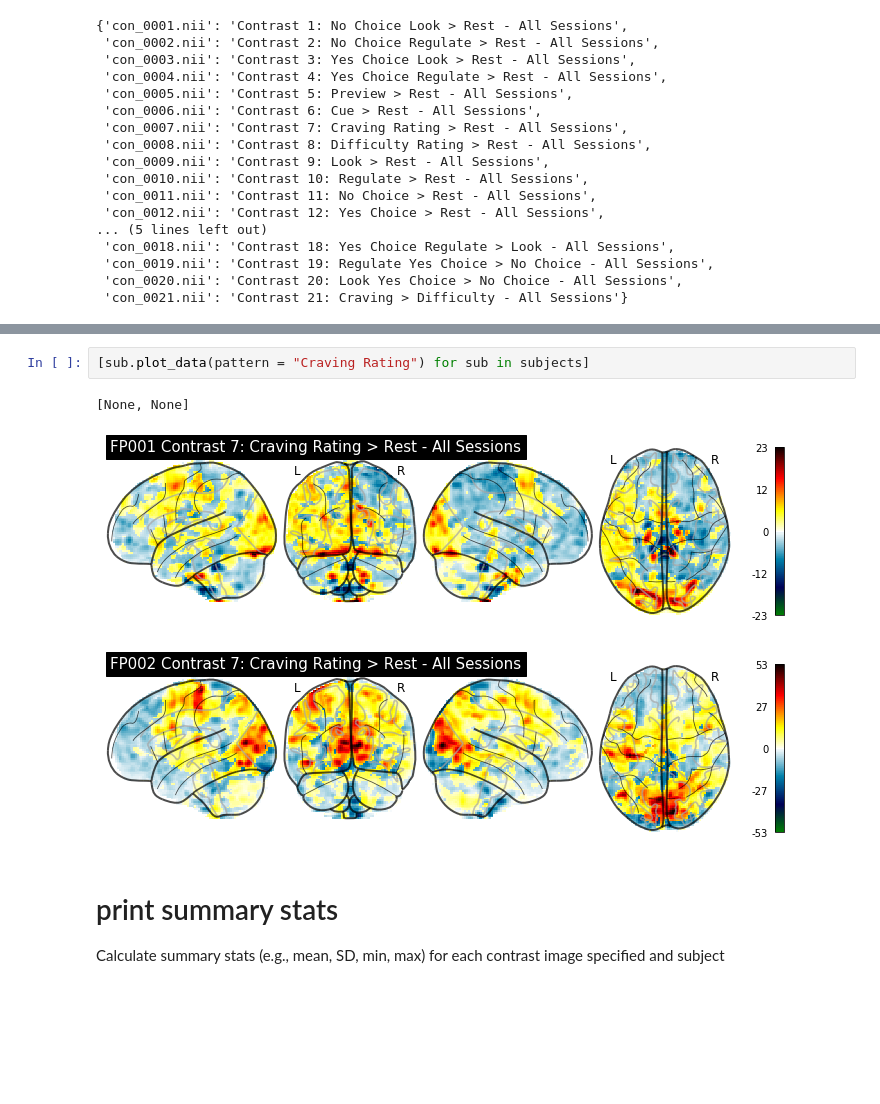
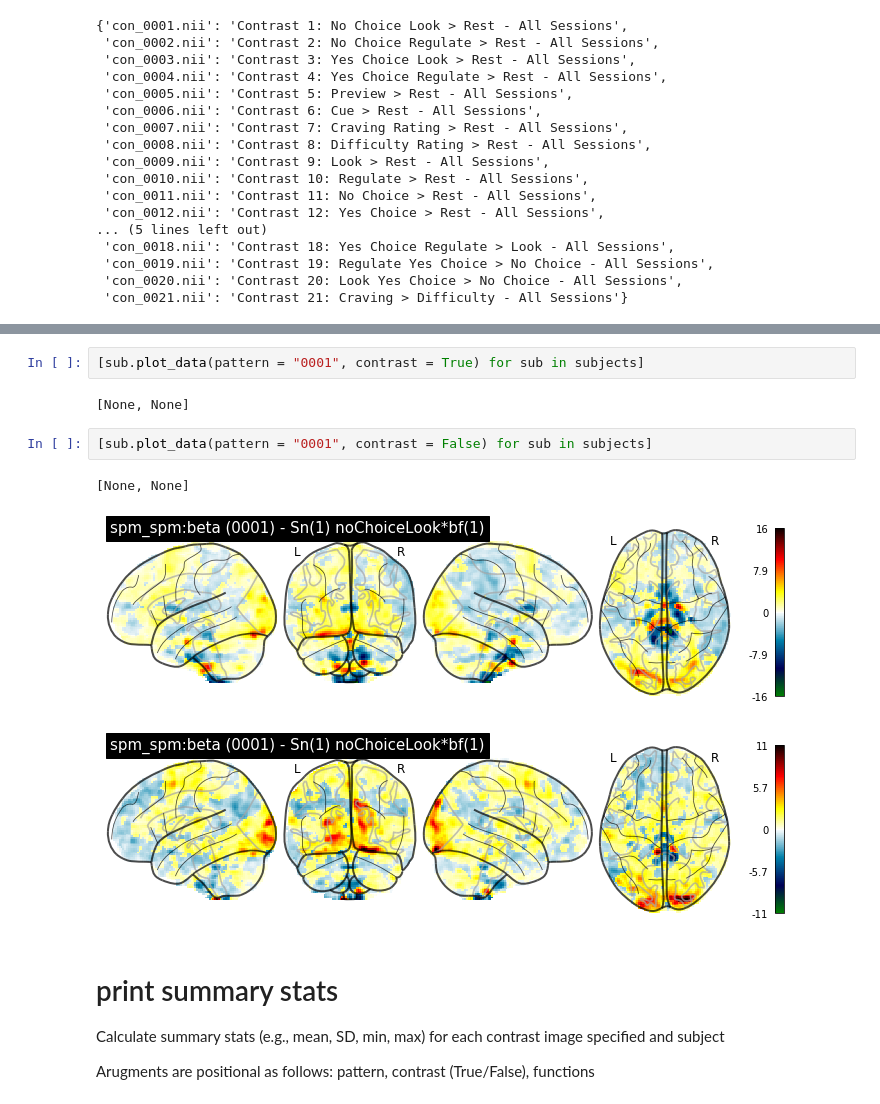
Before and after one commit to brainhack-eugene/model_check, a Jupyter notebook: check_fx.ipynb, the cells around one changed output, grey strips where cells are left out. Saved outputs shown, nothing was run; the diff lists cells and outputs as text; blank space fills up the shorter version.

```diff
--- a/check_fx.ipynb
+++ b/check_fx.ipynb
@@ -59,10 +90,16 @@ Specify a regular expression pattern and plot contrasts that match this pattern
 # %%
-[sub.plot_data(pattern = "Craving Rating") for sub in subjects]
+[sub.plot_data(pattern = "0001", contrast = True) for sub in subjects]
 # %% [output]
 [None, None]
-[figure, removed]
-[figure, removed]
+# %%
+[sub.plot_data(pattern = "0001", contrast = False) for sub in subjects]
+# %% [output]
+[None, None]
+[figure, added]
+[figure, added]
 # %% [markdown]
 # print summary stats
 Calculate summary stats (e.g., mean, SD, min, max) for each contrast image specified and subject
+
+Arugments are positional as follows: pattern, contrast (True/False), functions
 # %%
```
Also changed, not shown: parts of 10 cells of this notebook.
